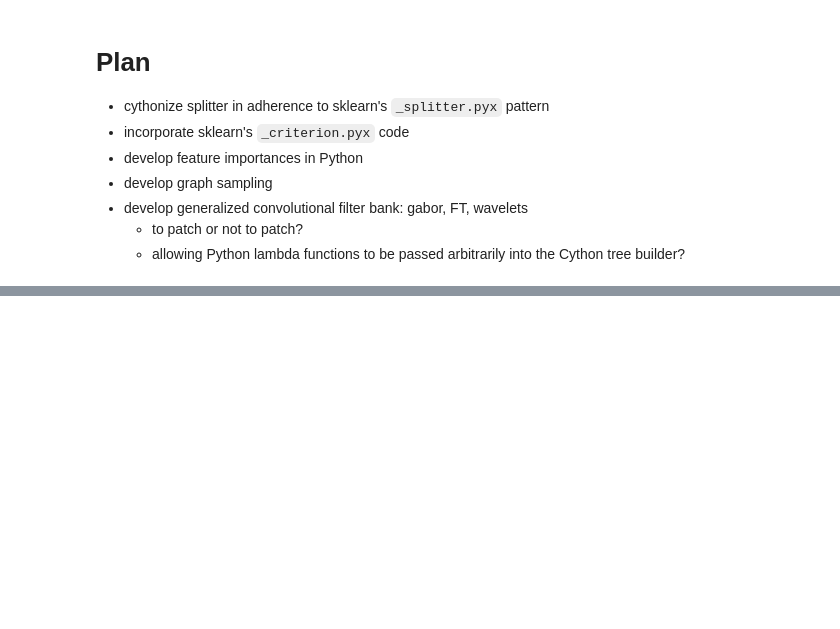
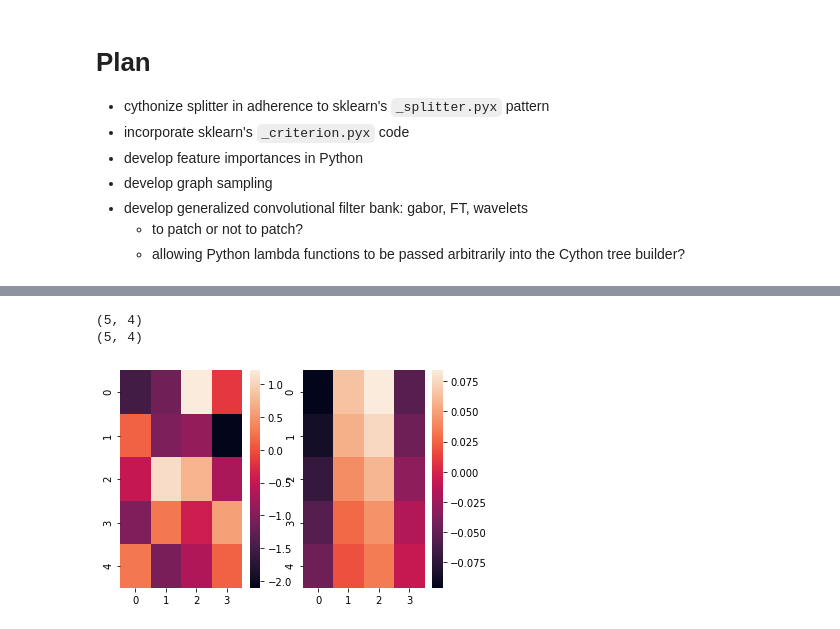
Before and after one commit to NeuroDataDesign/manifold_random_forests, a Jupyter notebook: docs/tutorials/test_morf_split.ipynb, the cells around one changed output, grey strips where cells are left out. Saved outputs shown, nothing was run; the diff lists cells and outputs as text; code cells hidden in the pictures; blank space fills up the shorter version.

```diff
--- a/docs/tutorials/test_morf.ipynb
+++ b/docs/tutorials/test_morf_split.ipynb
@@ -438,0 +450,7 @@ clf.fit(X, y)
+# %%
+X = np.random.normal(size=(n, height * d))
+y = np.ones((n,))
+print(X.shape)
+
+sample_X = X.reshape(50, height, d)
+print(sample_X.shape)
@@ -438,0 +481,16 @@ clf.fit(X, y)
+# %%
+for x in sample_X:
+    print(x.shape)
+    filtered_real = ndi.convolve(x, np.real(kernel))
+
+    print(filtered_real.shape)
+
+    fig, axs = plt.subplots(1, 2)
+    axs = axs.flat
+    sns.heatmap(x, ax=axs[0])
+    sns.heatmap(filtered_real, ax=axs[1])
+    break
+# %% [output]
+(5, 4)
+(5, 4)
+[figure, added]
```
Also changed, not shown: parts of 7 cells of this notebook, 9 other files.
